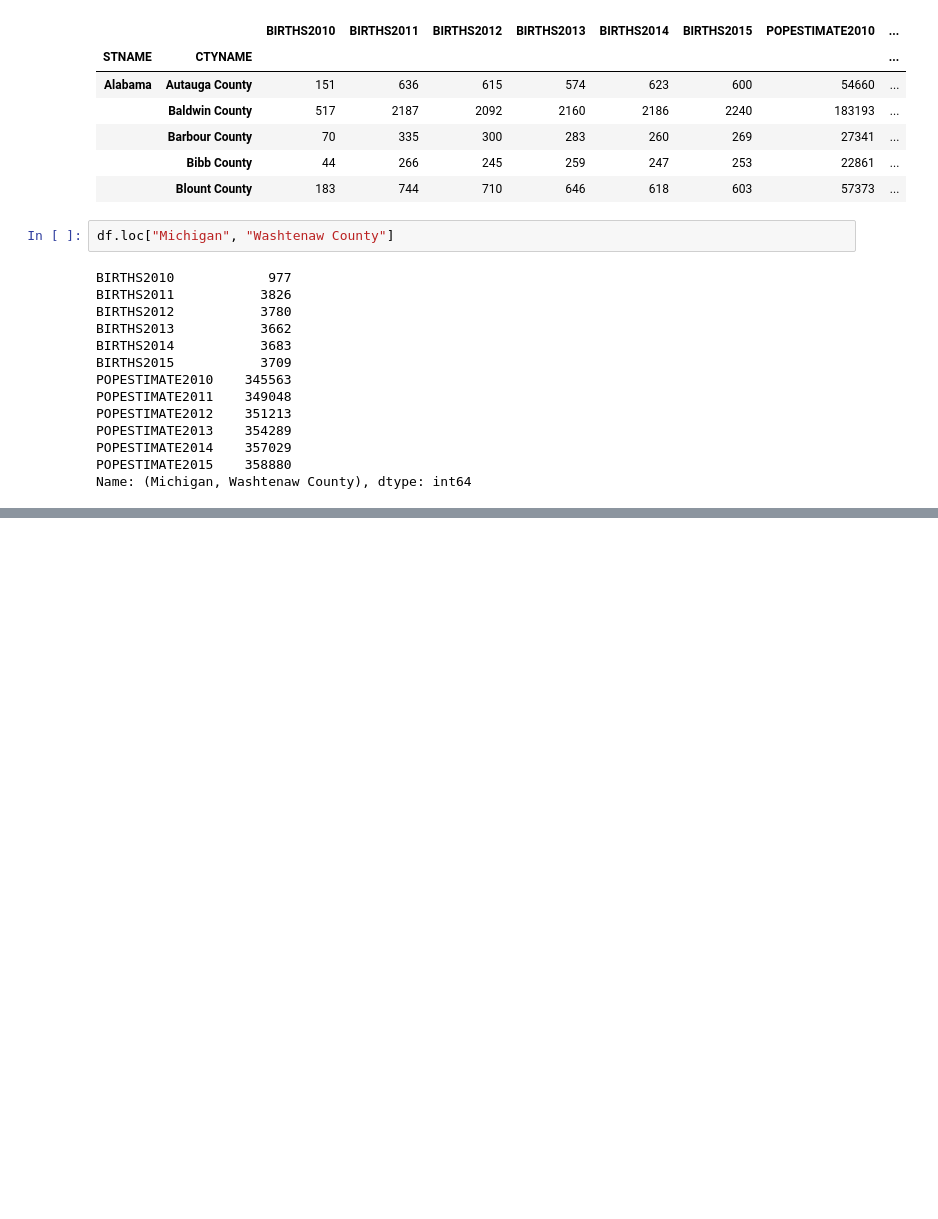
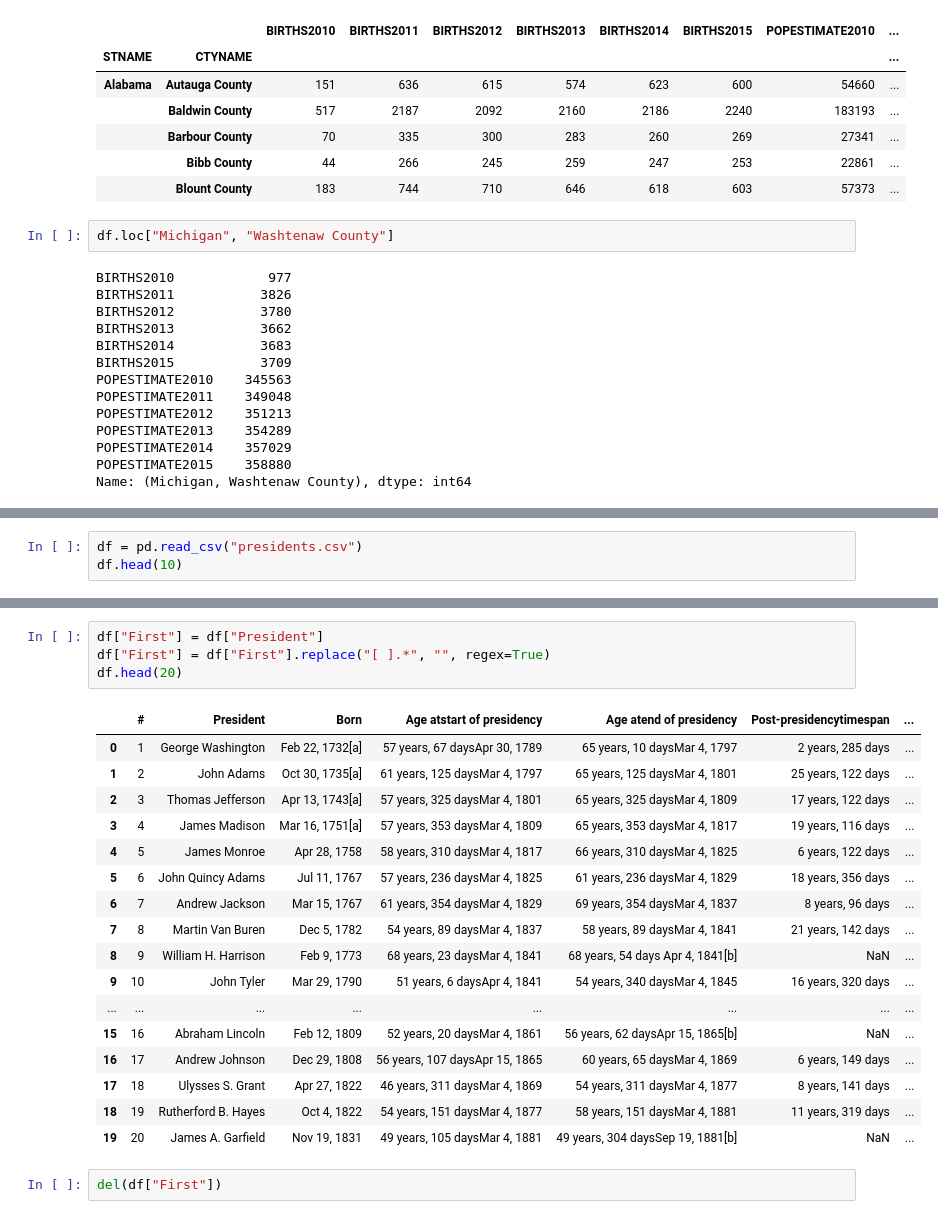
Before and after one commit to mohkap111101/DataScience, a Jupyter notebook: Week 2 - Pandas/Pandas_Learning.ipynb, the cells around one changed output, grey strips where cells are left out. Drawn from its saved outputs; the diff is of its cells as text; blank space fills up the shorter version.

```diff
--- a/Week 2 - Pandas/Pandas_Learning.ipynb
+++ b/Week 2 - Pandas/Pandas_Learning.ipynb
@@ -782,0 +1011,3 @@ df.loc[ [("Michigan", "Washtenaw County"), ("Michigan", "Wayne County")] ]
+# %%
+df = pd.read_csv("presidents.csv")
+df.head(10)
@@ -782,0 +1026,24 @@ df.loc[ [("Michigan", "Washtenaw County"), ("Michigan", "Wayne County")] ]
+# %%
+df["First"] = df["President"]
+df["First"] = df["First"].replace("[ ].*", "", regex=True)
+df.head(20)
+# %% [output]
+|  | # | President | Born | Age atstart of presidency | Age atend of presidency | Post-presidencytimespan | ... |
+| 0 | 1 | George Washington | Feb 22, 1732[a] | 57 years, 67 daysApr 30, 1789 | 65 years, 10 daysMar 4, 1797 | 2 years, 285 days | ... |
+| 1 | 2 | John Adams | Oct 30, 1735[a] | 61 years, 125 daysMar 4, 1797 | 65 years, 125 daysMar 4, 1801 | 25 years, 122 days | ... |
+| 2 | 3 | Thomas Jefferson | Apr 13, 1743[a] | 57 years, 325 daysMar 4, 1801 | 65 years, 325 daysMar 4, 1809 | 17 years, 122 days | ... |
+| 3 | 4 | James Madison | Mar 16, 1751[a] | 57 years, 353 daysMar 4, 1809 | 65 years, 353 daysMar 4, 1817 | 19 years, 116 days | ... |
+| 4 | 5 | James Monroe | Apr 28, 1758 | 58 years, 310 daysMar 4, 1817 | 66 years, 310 daysMar 4, 1825 | 6 years, 122 days | ... |
+| 5 | 6 | John Quincy Adams | Jul 11, 1767 | 57 years, 236 daysMar 4, 1825 | 61 years, 236 daysMar 4, 1829 | 18 years, 356 days | ... |
+| 6 | 7 | Andrew Jackson | Mar 15, 1767 | 61 years, 354 daysMar 4, 1829 | 69 years, 354 daysMar 4, 1837 | 8 years, 96 days | ... |
+| 7 | 8 | Martin Van Buren | Dec 5, 1782 | 54 years, 89 daysMar 4, 1837 | 58 years, 89 daysMar 4, 1841 | 21 years, 142 days | ... |
+| 8 | 9 | William H. Harrison | Feb 9, 1773 | 68 years, 23 daysMar 4, 1841 | 68 years, 54 days Apr 4, 1841[b] | NaN | ... |
+| 9 | 10 | John Tyler | Mar 29, 1790 | 51 years, 6 daysApr 4, 1841 | 54 years, 340 daysMar 4, 1845 | 16 years, 320 days | ... |
+| ... | ... | ... | ... | ... | ... | ... | ... |
+| 15 | 16 | Abraham Lincoln | Feb 12, 1809 | 52 years, 20 daysMar 4, 1861 | 56 years, 62 daysApr 15, 1865[b] | NaN | ... |
+| 16 | 17 | Andrew Johnson | Dec 29, 1808 | 56 years, 107 daysApr 15, 1865 | 60 years, 65 daysMar 4, 1869 | 6 years, 149 days | ... |
+| 17 | 18 | Ulysses S. Grant | Apr 27, 1822 | 46 years, 311 daysMar 4, 1869 | 54 years, 311 daysMar 4, 1877 | 8 years, 141 days | ... |
+| 18 | 19 | Rutherford B. Hayes | Oct 4, 1822 | 54 years, 151 daysMar 4, 1877 | 58 years, 151 daysMar 4, 1881 | 11 years, 319 days | ... |
+| 19 | 20 | James A. Garfield | Nov 19, 1831 | 49 years, 105 daysMar 4, 1881 | 49 years, 304 daysSep 19, 1881[b] | NaN | ... |
+# %%
+del(df["First"])
```
Also changed, not shown: parts of 29 cells of this notebook.
